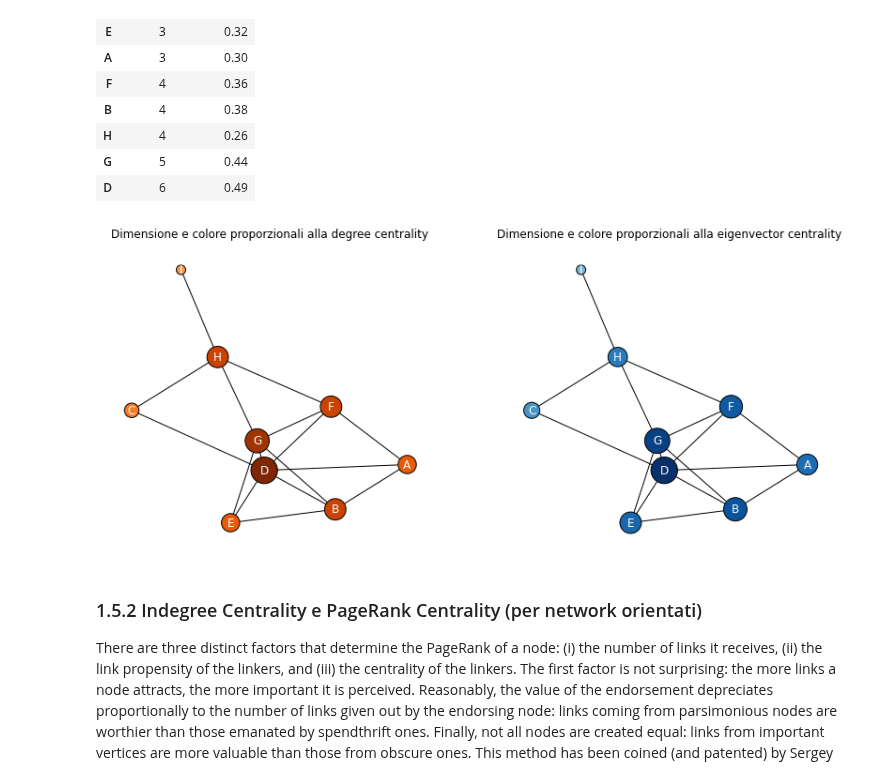
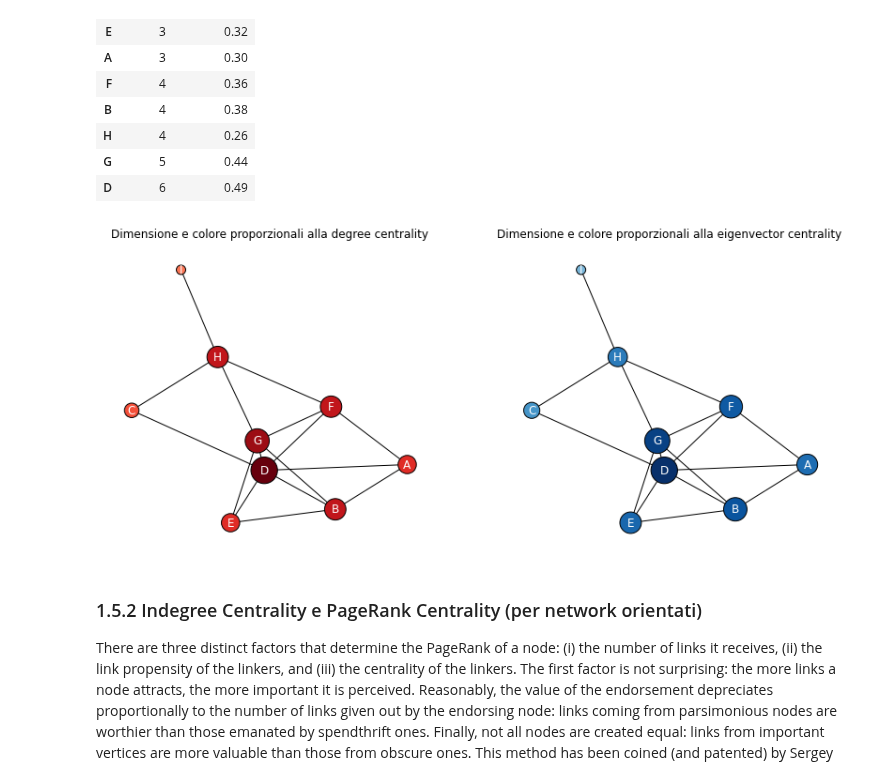
Before and after one commit to alkaest2002/ABGrid, a Jupyter notebook: materials/course 101/esercitazione.ipynb, the cells around one changed output. Cells and saved outputs as stored; diff of their text form; code cells hidden in the pictures.

```diff
--- a/materials/course 101/esercitazione.ipynb
+++ b/materials/course 101/esercitazione.ipynb
@@ -300,26 +300,26 @@ upow_df.sort_values(by="degree", ascending=True)
 # %%
 fig, (ax1, ax2) = plt.subplots(nrows=1, ncols=2, figsize=(14,6))
 ax1.axis('off')
 ax2.axis('off')
 opts = {
     "font_color": "white",
     "edgecolors": "black",
     "linewidths": 1,
     "width": 1,
 }
 degree_list = MinMaxScaler().fit_transform(upow_df["degree"].to_numpy().reshape(-1,1))*700+100
 eigen_list = MinMaxScaler().fit_transform(upow_df["eigenvector"].to_numpy().reshape(-1,1))*700+100
 nx.draw_networkx(
     U, U_spring, ax=ax1, node_size=degree_list, **opts,
-    cmap=plt.cm.Oranges, node_color=degree_list, vmin=-500, vmax=max(degree_list))
+    cmap=plt.cm.Reds, node_color=degree_list, vmin=-500, vmax=max(degree_list))
 nx.draw_networkx(
     U, U_spring, ax=ax2, node_size=eigen_list, **opts,
     cmap=plt.cm.Blues, node_color=eigen_list, vmin=-500, vmax=max(eigen_list)
 )
 ax1.set_title("Dimensione e colore proporzionali alla degree centrality");
 ax2.set_title("Dimensione e colore proporzionali alla eigenvector centrality");
 # %% [output]
-[figure, old version]
+[figure, new version]
 # %% [markdown]
 ### 1.5.2 Indegree Centrality e PageRank Centrality (per network orientati)
 
```
Also changed, not shown: parts of 16 cells of this notebook.
